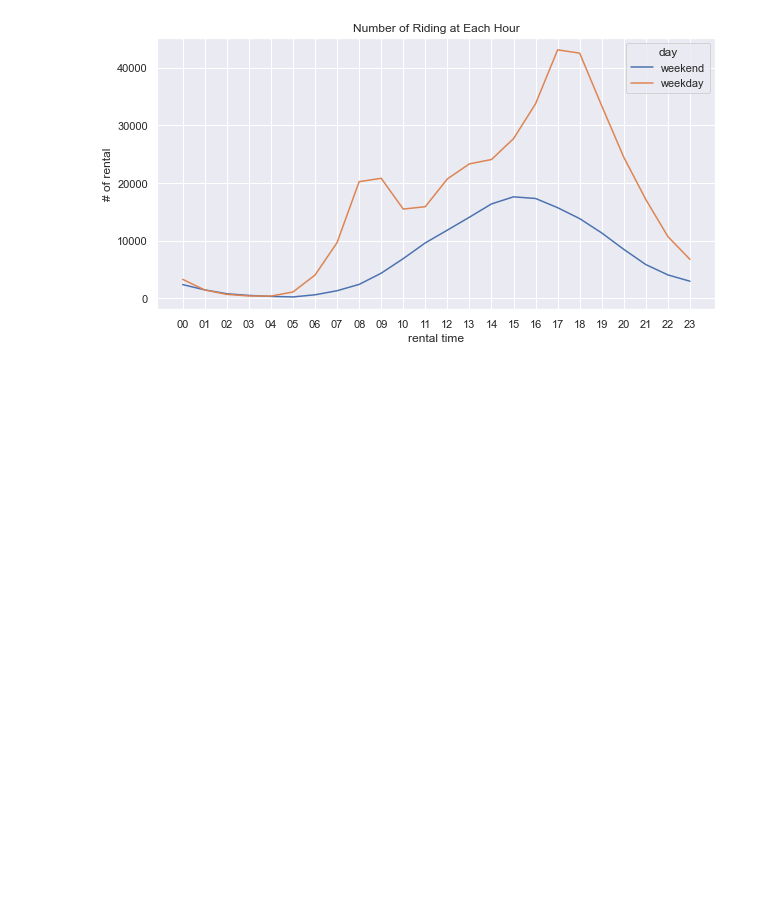
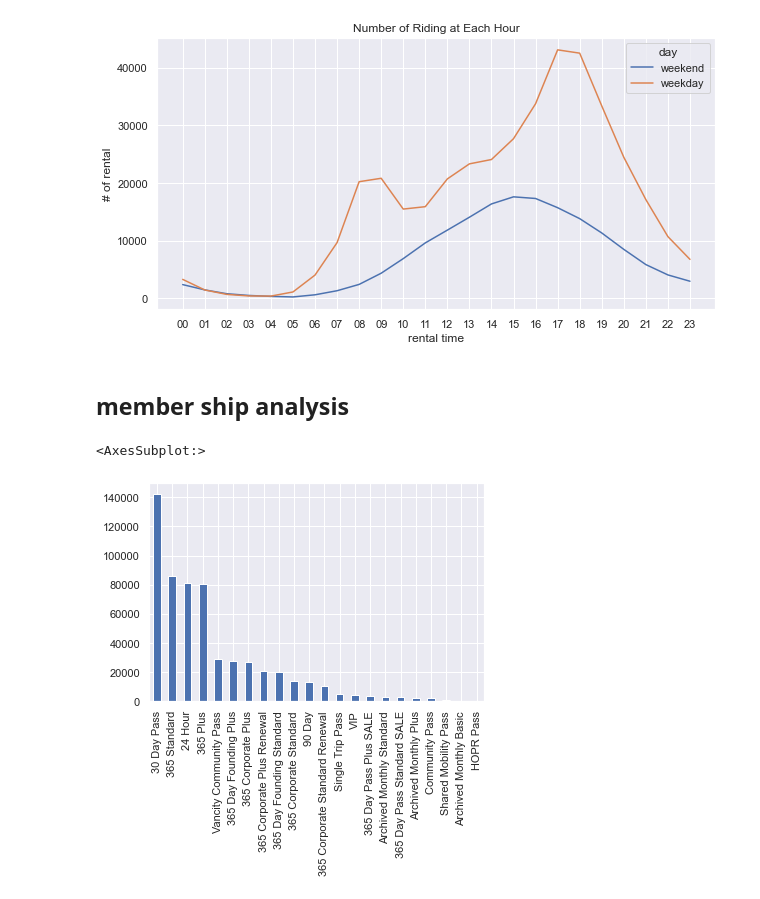
Before and after one commit to jefwang9/733_Final_Project, a Jupyter notebook: src/data_analysis_2020.ipynb, the cells around one changed output. Cells and saved outputs as stored; diff of their text form; code cells hidden in the pictures; blank space fills up the shorter version.

Commit message:
Add membership analysis

```diff
--- a/src/data_analysis_2020.ipynb
+++ b/src/data_analysis_2020.ipynb
@@ -225,3 +225,10 @@ ax.set(ylabel='# of rental', title='Number of Riding at Each Hour')
 # %% [output]
 [Text(0, 0.5, '# of rental'), Text(0.5, 1.0, 'Number of Riding at Each Hour')]
 [figure]
+# %% [markdown]
+## member ship analysis
+# %%
+merge_2020['Membership type'].value_counts().plot.bar()
+# %% [output]
+<AxesSubplot:>
+[figure, added]
```
Also changed, not shown: parts of 3 cells of this notebook.
